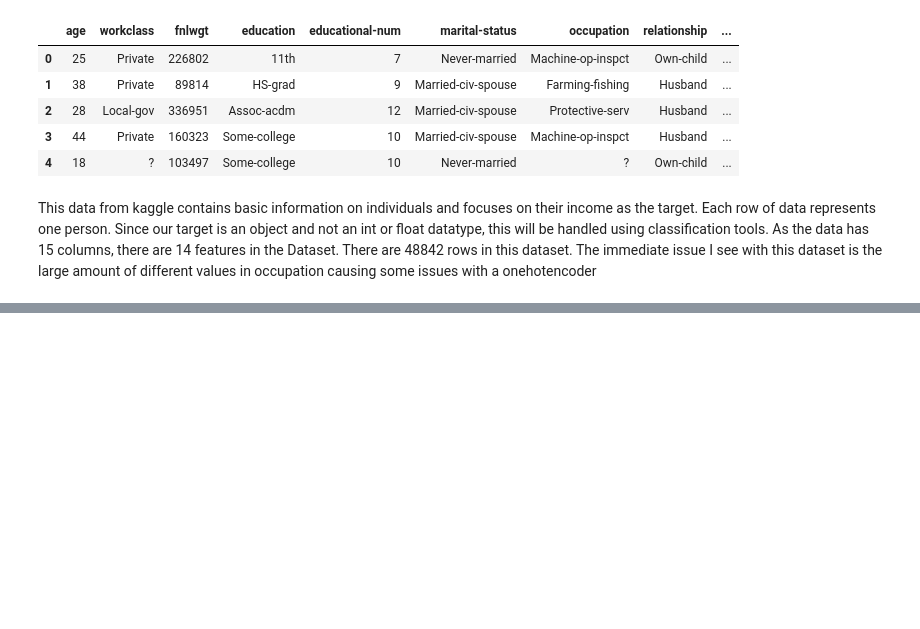
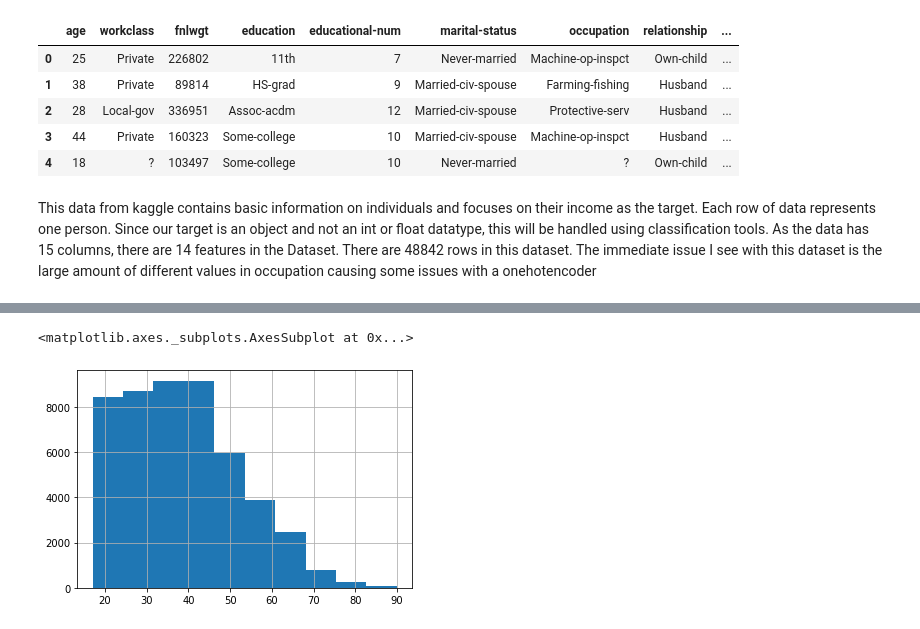
Before and after one commit to Ammon-Snell/Machine-Learning-Exercise, a Jupyter notebook: Adult_Income.ipynb, the cells around one changed output, grey strips where cells are left out. Drawn from its saved outputs; the diff is of its cells as text; code cells hidden in the pictures; blank space fills up the shorter version.

```diff
--- a/Adult_Income.ipynb
+++ b/Adult_Income.ipynb
@@ -23,0 +198,5 @@ adult_df.head()
+# %%
+adult_df['age'].hist()
+# %% [output]
+<matplotlib.axes._subplots.AxesSubplot at 0x...>
+[figure, added]
```
Also changed, not shown: parts of 28 cells of this notebook.
